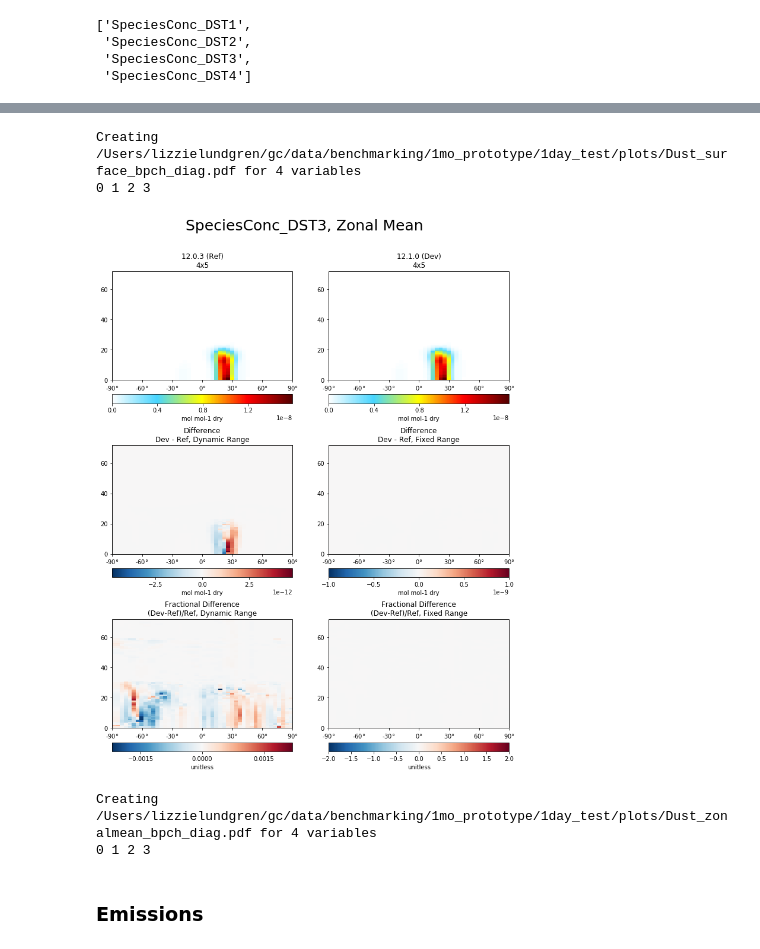
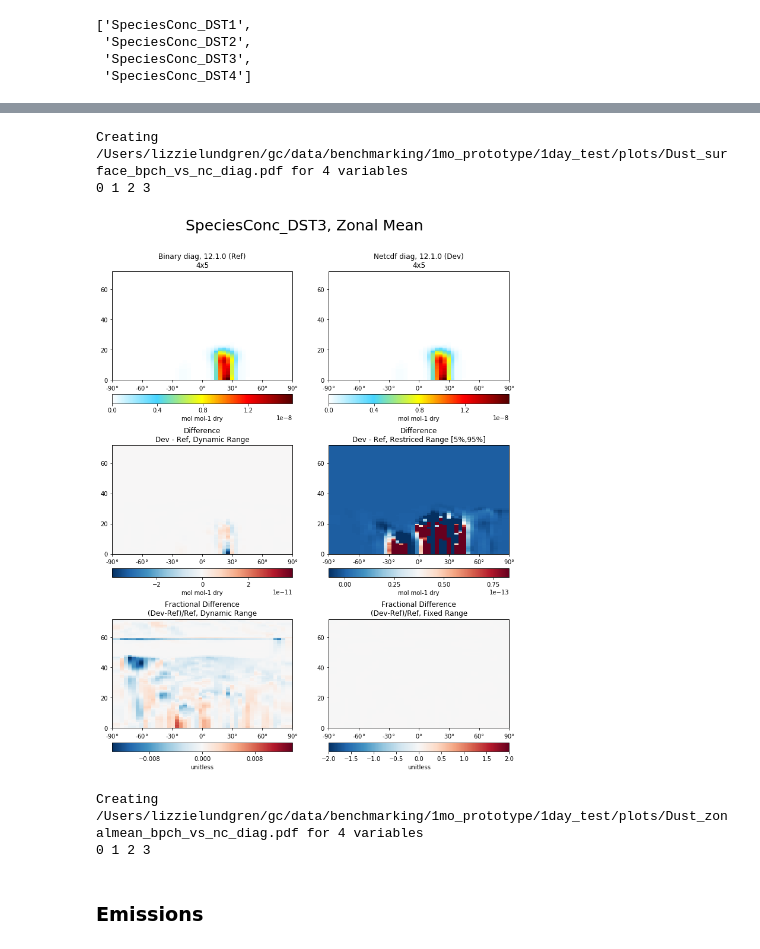
Before and after one commit to geoschem/gcpy, a Jupyter notebook: examples/compare_diagnostics.ipynb, the cells around one changed output, grey strips where cells are left out. Saved outputs shown, nothing was run; the diff lists cells and outputs as text; code cells hidden in the pictures.

Commit message:
Allow different GC Classic ref/dev grid resolutions in benchmark comparison
Signed-off-by: Lizzie Lundgren <elundgren@seas.harvard.edu>

```diff
--- a/examples/compare_diagnostics.ipynb
+++ b/examples/compare_diagnostics.ipynb
@@ -20,26 +20,29 @@ import warnings; warnings.filterwarnings("ignore")
 # %%
 #------------ CUSTOMIZE AS NEEDED ---------------
 # Shared high-level directory containing your run directories
-testdir = '/path/to/your/high/level/directory'
+testdir = '/path/to/your/data/directories/here'
 
 # Set directory to store plots
 plotsdir = os.path.join(testdir,'plots')
 
-# Define grid resolution (assume ref and dev are same grid resolution for now. Regridding not implemented yet.)
-llres = '4x5'
+# Define grid resolutions
+# NOTE: differing resolutions are allowed. The comparison will default to the highest resolution
+# or you can pass cmpres keyword, e.g. cmpres='1x'1.25', to specify grid resolution to compare when plotting.
+refres='4x5'
+devres='4x5'
 
 # Define comparison type (choose one)
-comparison = 'bpch'
+#comparison = 'bpch'
 #comparison = 'nc'
-#comparison = 'bpch_vs_nc'
+comparison = 'bpch_vs_nc'
 # %%
 #-------------- BPCH ONLY ----------
 # Edit file and directory strings as needed
 if 'bpch' in comparison:
 
     # Always set bpch ref for bpch vs bpch or bpch vs nc
-    refbpdir = '12.0.3_bpch'
-    refbpdiagfile = 'trac_avg.geosfp_4x5_benchmark.201607010000'
+    refbpdir = 'bpch' # EDIT AS NEEDED (1 of 4)
+    refbpdiagfile = 'trac_avg.geosfp_4x5_benchmark.201607010000' # EDIT AS NEEDED (2 of 4)
     refbpfile = os.path.join(testdir, refbpdir, refbpdiagfile)
     reftracerinfo = os.path.join(testdir,refbpdir,'tracerinfo.dat')
     refdiaginfo = os.path.join(testdir,refbpdir,'diaginfo.dat')
@@ -47,8 +50,8 @@ if 'bpch' in comparison:
     # Only set bpch dev is doing bpch vs bpch
     if comparison == 'bpch':
         # bpch dev
-        devbpdir = '12.1.0_bpch'
-        devbpdiagfile = 'trac_avg.geosfp_4x5_benchmark.201607010000'
+        devbpdir = 'dev_bpch' # EDIT AS NEEDED (3 of 4)
+        devbpdiagfile = 'trac_avg.geosfp_4x5_benchmark.201607010000' # EDIT AS NEEDED (4 of 4)
         devbpfile = os.path.join(testdir, devbpdir, devbpdiagfile)
         devtracerinfo = os.path.join(testdir,devbpdir,'tracerinfo.dat')
         devdiaginfo = os.path.join(testdir,devbpdir,'diaginfo.dat')
@@ -108,11 +99,11 @@ Complete.
 if 'nc' in comparison:
 
     # Always set netcdf dev for nc vs nc or bpch vs nc
-    devncdir = os.path.join(testdir,'12.1.0_nc')
+    devncdir = os.path.join(testdir,'nc') # EDIT AS NEEDED (1 of 2)
 
     # Only set netcdf ref if doing nc vs nc
     if comparison == 'nc':
-        refncdir = os.path.join(testdir,'12.0.3_nc')
+        refncdir = os.path.join(testdir,'ref_nc') # EDIT AS NEEDED (2 of 2)
         gcpy.check_paths(refncdir, devncdir)
 
     # If doing nc vs nc, compare files to see what collections are common in both versions
@@ -132,20 +123,20 @@ if 'nc' in comparison:
 
 #--------------------- Option 1: bpch vs bpch -----------------------
 if 'bpch' in comparison:
-    refstr='12.0.3'
+    refstr='bpch' # EDIT AS NEEDED
     if comparison == 'bpch':
-        devstr='12.1.0'
+        devstr='dev_bpch' # EDIT AS NEEDED
 
 #--------------------- Option 2: nc vs nc ----------------------
 if 'nc' in comparison:
-    devstr='12.1.0'
+    devstr='nc' # EDIT AS NEEDED
     if comparison == 'nc':
-        refstr='12.0.3'
+        refstr='ref_nc' # EDIT AS NEEDED
 
 #--------------------- Option 3: bpch vs nc ----------------------
 if comparison == 'bpch_vs_nc':
-    refstr='Binary diagnostic, 12.1.0'
-    devstr='Netcdf diagnostic, 12.1.0'
+    refstr='Binary diag, 12.1.0' # EDIT AS NEEDED
+    devstr='Netcdf diag, 12.1.0' # EDIT AS NEEDED
 
 print('Ref: {}'.format(refstr))
 print('Dev: {}'.format(devstr))
@@ -198,23 +198,26 @@ gcpy.compare_single_level( refdata, refstr, devdata, devstr, llres, varlist=['Sp
 # %%
 # Surface - PDF
 pdfname = os.path.join(plotsdir,'{}_surface_{}_diag.pdf'.format(desc,comparison))
-gcpy.compare_single_level( refdata, refstr, devdata, devstr, llres, varlist=varlist, savepdf=True, pdfname=pdfname )
+gcpy.compare_single_level( refdata, refstr, devdata, devstr, varlist=varlist,
+                          refres=refres, devres=devres, savepdf=True, pdfname=pdfname )
 gcpy.add_bookmarks_to_pdf( pdfname, varlist, remove_prefix='SpeciesConc_')
 # %% [output]
-Creating /Users/lizzielundgren/gc/data/benchmarking/1mo_prototype/1day_test/plots/Dust_surface_bpch_diag.pdf for 4 variables
+Creating /Users/lizzielundgren/gc/data/benchmarking/1mo_prototype/1day_test/plots/Dust_surface_bpch_vs_nc_diag.pdf for 4 variables
 0 1 2 3
 # %%
 # Zonal mean - quick plot
-gcpy.compare_zonal_mean( refdata, refstr, devdata, devstr, llres, varlist=['SpeciesConc_DST3'])
+gcpy.compare_zonal_mean( refdata, refstr, devdata, devstr, varlist=['SpeciesConc_DST3'],
+                         refres=refres, devres=devres)
 # %% [output]
-[figure, old version]
+[figure, new version]
 # %%
 # Zonal mean - PDF
 pdfname = os.path.join(plotsdir,'{}_zonalmean_{}_diag.pdf'.format(desc, comparison))
-gcpy.compare_zonal_mean( refdata, refstr, devdata, devstr, llres, varlist=varlist, savepdf=True, pdfname=pdfname )
+gcpy.compare_zonal_mean( refdata, refstr, devdata, devstr, varlist=varlist,
+                         refres=refres, devres=devres, savepdf=True, pdfname=pdfname )
 gcpy.add_bookmarks_to_pdf( pdfname, varlist, remove_prefix='SpeciesConc_')
 # %% [output]
-Creating /Users/lizzielundgren/gc/data/benchmarking/1mo_prototype/1day_test/plots/Dust_zonalmean_bpch_diag.pdf for 4 variables
+Creating /Users/lizzielundgren/gc/data/benchmarking/1mo_prototype/1day_test/plots/Dust_zonalmean_bpch_vs_nc_diag.pdf for 4 variables
 0 1 2 3
 # %% [markdown]
 ### Emissions
```
Also changed, not shown: parts of 12 cells of this notebook, 1 other file.
